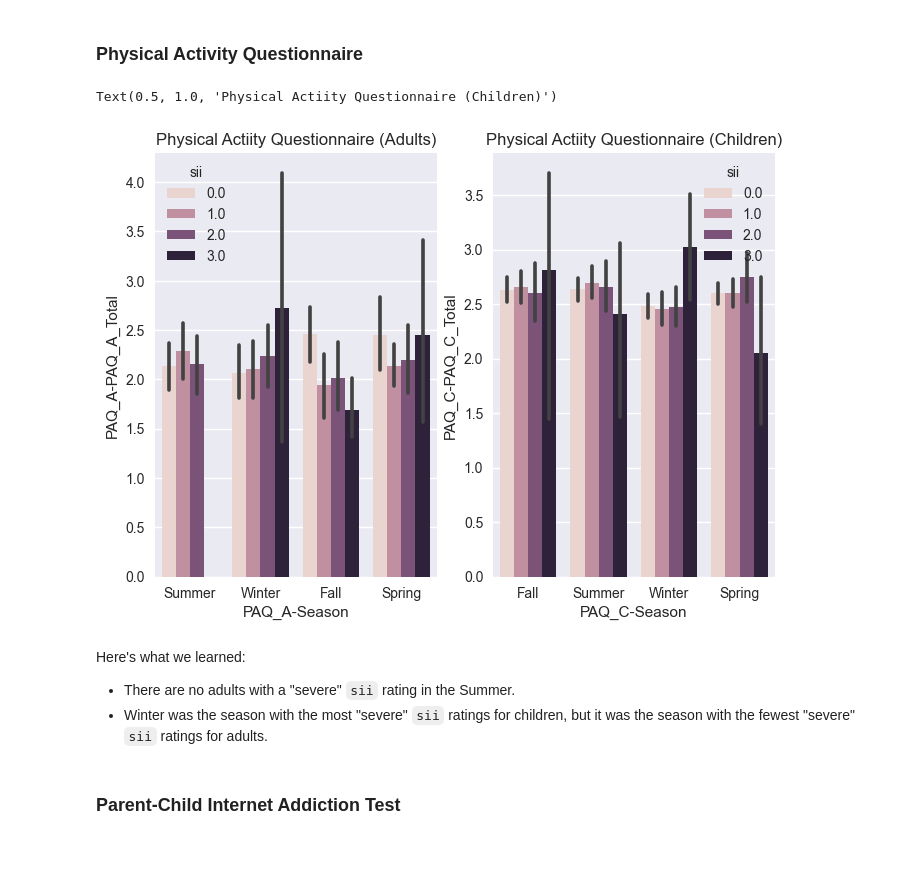
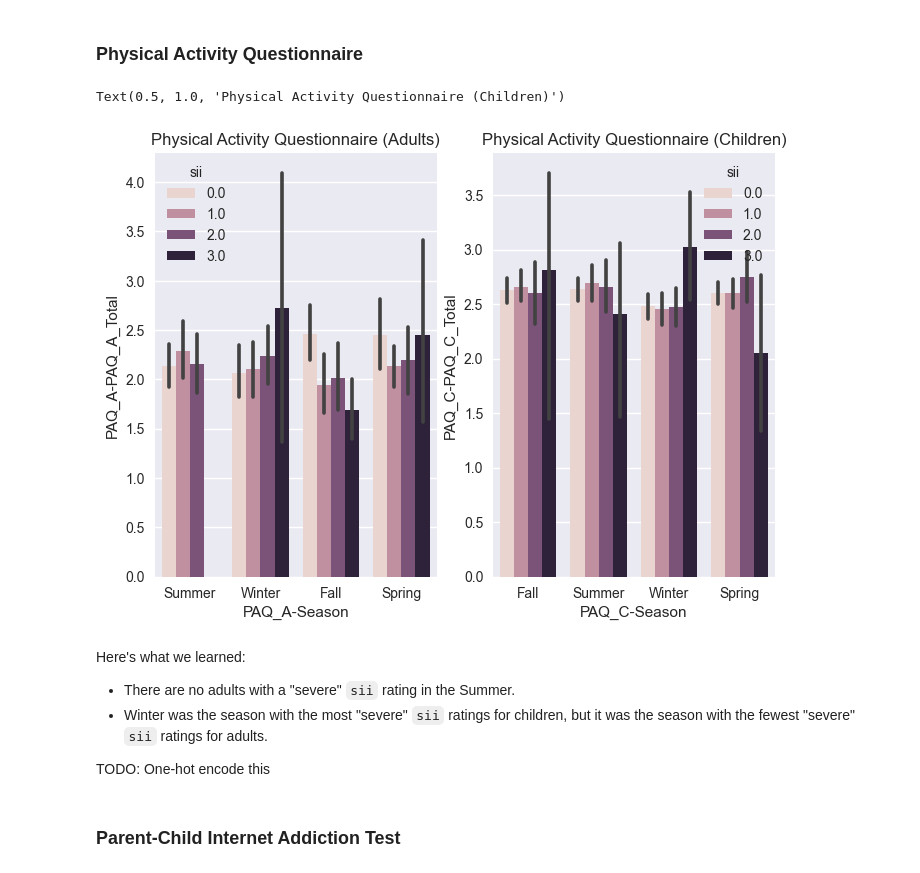
Before and after one commit to crmueller100/child-mind-institute-problematic-internet-use, a Jupyter notebook: predict_severity_impairment_index.ipynb, the cells around one changed output. Saved outputs shown, nothing was run; the diff lists cells and outputs as text; code cells hidden in the pictures.

```diff
--- a/predict_severity_impairment_index.ipynb
+++ b/predict_severity_impairment_index.ipynb
@@ -285,17 +295,19 @@ Here's what we learned:
 # %%
 fig, axes = plt.subplots(1,2)
 sns.barplot(data=train_df, x='PAQ_A-Season', y='PAQ_A-PAQ_A_Total', hue='sii', ax=axes[0])
-axes[0].set_title('Physical Actiity Questionnaire (Adults)')
+axes[0].set_title('Physical Activity Questionnaire (Adults)')
 
 sns.barplot(data=train_df, x='PAQ_C-Season', y='PAQ_C-PAQ_C_Total', hue='sii', ax=axes[1])
-axes[1].set_title('Physical Actiity Questionnaire (Children)')
+axes[1].set_title('Physical Activity Questionnaire (Children)')
 # %% [output]
-Text(0.5, 1.0, 'Physical Actiity Questionnaire (Children)')
+Text(0.5, 1.0, 'Physical Activity Questionnaire (Children)')
-[figure, old version]
+[figure, new version]
 # %% [markdown]
 Here's what we learned:
 - There are no adults with a "severe" `sii` rating in the Summer.
 - Winter was the season with the most "severe" `sii` ratings for children, but it was the season with the fewest "severe" `sii` ratings for adults.
+
+TODO: One-hot encode this
 # %% [markdown]
 ### Parent-Child Internet Addiction Test
 # %%
```
Also changed, not shown: parts of 34 cells of this notebook.
